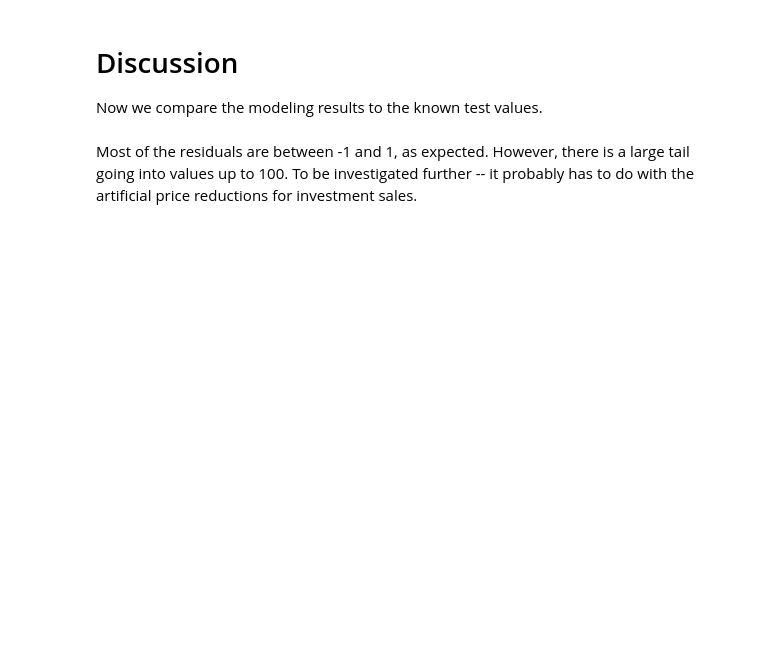
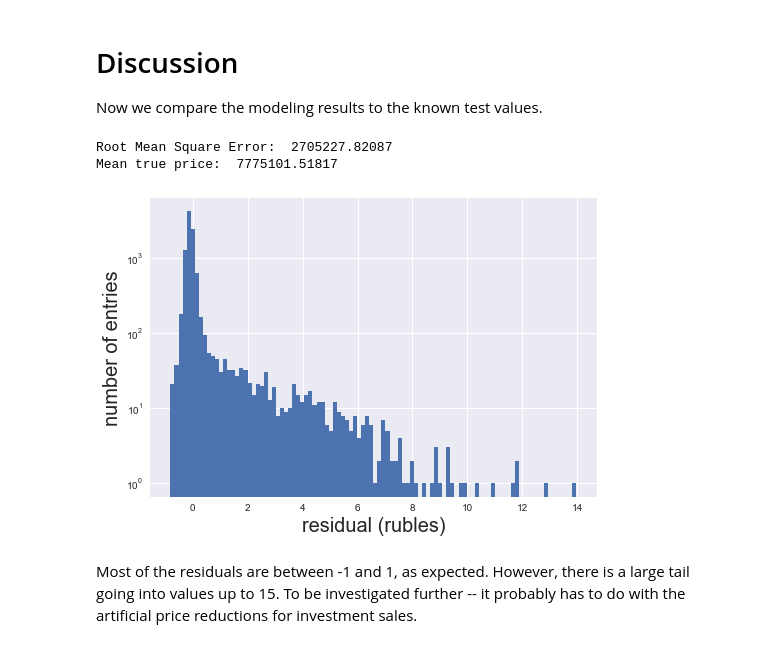
Before and after one commit to nmirman/sberbank, a Jupyter notebook: analysis/Sberbank.ipynb, the cells around one changed output. Saved outputs shown, nothing was run; the diff lists cells and outputs as text; code cells hidden in the pictures; blank space fills up the shorter version.

```diff
--- a/analysis/Sberbank.ipynb
+++ b/analysis/Sberbank.ipynb
@@ -502,16 +520,20 @@ resid = diff/y_test
 # %%
 # get rmse between test values and model results
 rmse = np.sqrt((diff.values**2).mean())
 print('Root Mean Square Error: ', rmse)
 print('Mean true price: ', y_test.mean())
 
 # plot residuals
 plt.figure()
-plt.hist(resid[resid.values<10].values, bins=100)
+plt.hist(resid.values, bins=100)
 plt.xlabel('residual (rubles)', fontsize=20)
 plt.ylabel('number of entries', fontsize=20)
 plt.yscale('log')
 plt.show()
+# %% [output]
+Root Mean Square Error:  2705227.82087
+Mean true price:  7775101.51817
+[figure, added]
 # %% [markdown]
-Most of the residuals are between -1 and 1, as expected.  However, there is a large tail going into values up to 100.  To be investigated further -- it probably has to do with the artificial price reductions for investment sales.
+Most of the residuals are between -1 and 1, as expected.  However, there is a large tail going into values up to 15.  To be investigated further -- it probably has to do with the artificial price reductions for investment sales.
 # %%
```
Also changed, not shown: parts of 11 cells of this notebook.
